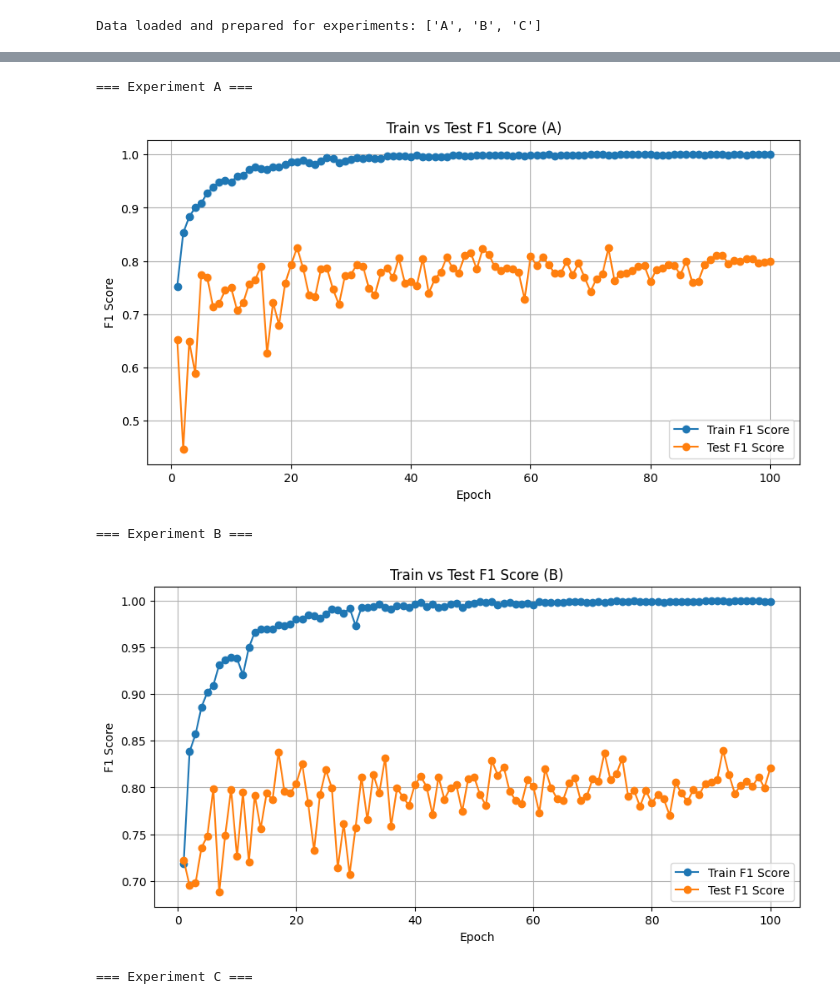
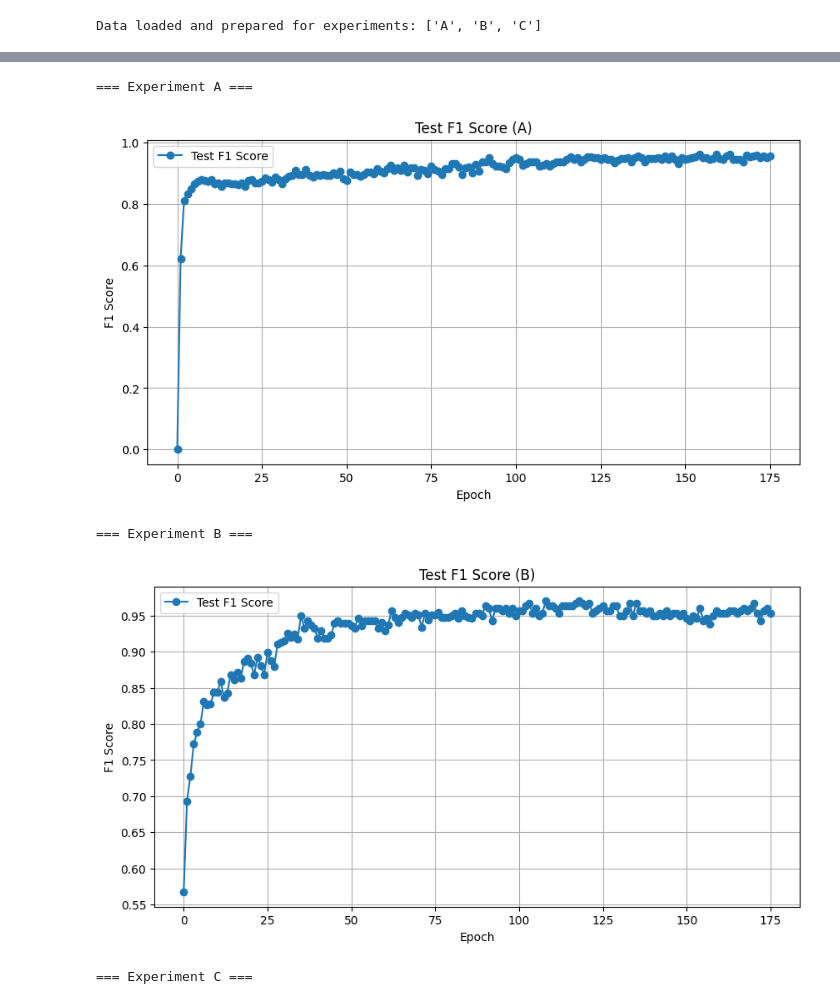
Before and after one commit to TulioPolido/federated_proxy_offset, a Jupyter notebook: Flautim/Federated/Results/PAMAP/plot_results_pamap.ipynb, the cells around one changed output, grey strips where cells are left out. Cells and saved outputs as stored; diff of their text form; code cells hidden in the pictures.

```diff
--- a/Flautim/Federated/Results/PAMAP/plot_results_pamap.ipynb
+++ b/Flautim/Federated/Results/PAMAP/plot_results_pamap.ipynb
@@ -53,8 +53,8 @@ for xp in list_of_experiments:
     df_train = df[df['validation'] == False]
     df_val = df[df['validation'] == True]
 
-    cent_df_train = df_train[df_train['user'] == 'FL_Global']
-    cent_df_val = df_val[df_val['user'] == 'FL_Global']
+    cent_df_train = df_train[df_train['user'] == 'FL-Global']
+    cent_df_val = df_val[df_val['user'] == 'FL-Global']
 
     cent_train_pivot = cent_df_train.pivot(index='epoch', columns='metric', values='values').astype(float)
     cent_val_pivot = cent_df_val.pivot(index='epoch', columns='metric', values='values')
@@ -75,8 +75,7 @@ Data loaded and prepared for experiments: ['A', 'B', 'C']
 # %%
 for xp in dfs:
     print(f"\n=== Experiment {xp} ===")
-    train_pivot = dfs[xp]['train_pivot']
     val_pivot = dfs[xp]['val_pivot']
-    plot_server_metrics(val_pivot, 'metrics.LOSS', 'Test Loss', 'Loss', f'Train vs Test Loss ({xp})')
+    plot_server_metrics(val_pivot, 'metrics.LOSS', 'Test Loss', 'Loss', f'Test Loss ({xp})')
 # %% [output]
 === Experiment A ===
@@ -85,8 +87,7 @@ KeyError: 'metrics.LOSS'
 # %%
 for xp in dfs:
     print(f"\n=== Experiment {xp} ===")
-    train_pivot = dfs[xp]['train_pivot']
     val_pivot = dfs[xp]['val_pivot']
-    plot_server_metrics(train_pivot, val_pivot, 'metrics.TRAIN_ACC', 'metrics.TEST_ACC', 'Train Accuracy', 'Test Accuracy', 'Accuracy', f'Train vs Test Accuracy ({xp})')
+    plot_server_metrics(val_pivot, 'metrics.TEST_ACC', 'Test Accuracy', 'Accuracy', f'Test Accuracy ({xp})')
 # %% [output]
 === Experiment A ===
@@ -95,8 +99,7 @@ KeyError: 'metrics.TRAIN_ACC'
 # %%
 for xp in dfs:
     print(f"\n=== Experiment {xp} ===")
-    train_pivot = dfs[xp]['train_pivot']
     val_pivot = dfs[xp]['val_pivot']
-    plot_server_metrics(train_pivot, val_pivot, 'metrics.TRAIN_PREC', 'metrics.TEST_PREC', 'Train Precision', 'Test Precision', 'Precision', f'Train vs Test Precision ({xp})')
+    plot_server_metrics(val_pivot, 'metrics.TEST_PREC', 'Test Precision', 'Precision', f'Test Precision ({xp})')
 # %% [output]
 === Experiment A ===
@@ -108,12 +111,12 @@ for xp in dfs:
 # %%
 for xp in dfs:
     print(f"\n=== Experiment {xp} ===")
     train_pivot = dfs[xp]['train_pivot']
     val_pivot = dfs[xp]['val_pivot']
-    plot_server_metrics(train_pivot, val_pivot, 'metrics.TRAIN_F1', 'metrics.TEST_F1', 'Train F1 Score', 'Test F1 Score', 'F1 Score', f'Train vs Test F1 Score ({xp})')
+    plot_server_metrics(val_pivot, 'metrics.TEST_F1', 'Test F1 Score', 'F1 Score', f'Test F1 Score ({xp})')
 # %% [output]
 === Experiment A ===
-[figure, old version]
+[figure, new version]
 === Experiment B ===
-[figure, old version]
+[figure, new version]
 === Experiment C ===
```
Also changed, not shown: parts of 7 cells of this notebook, 18 other files.
